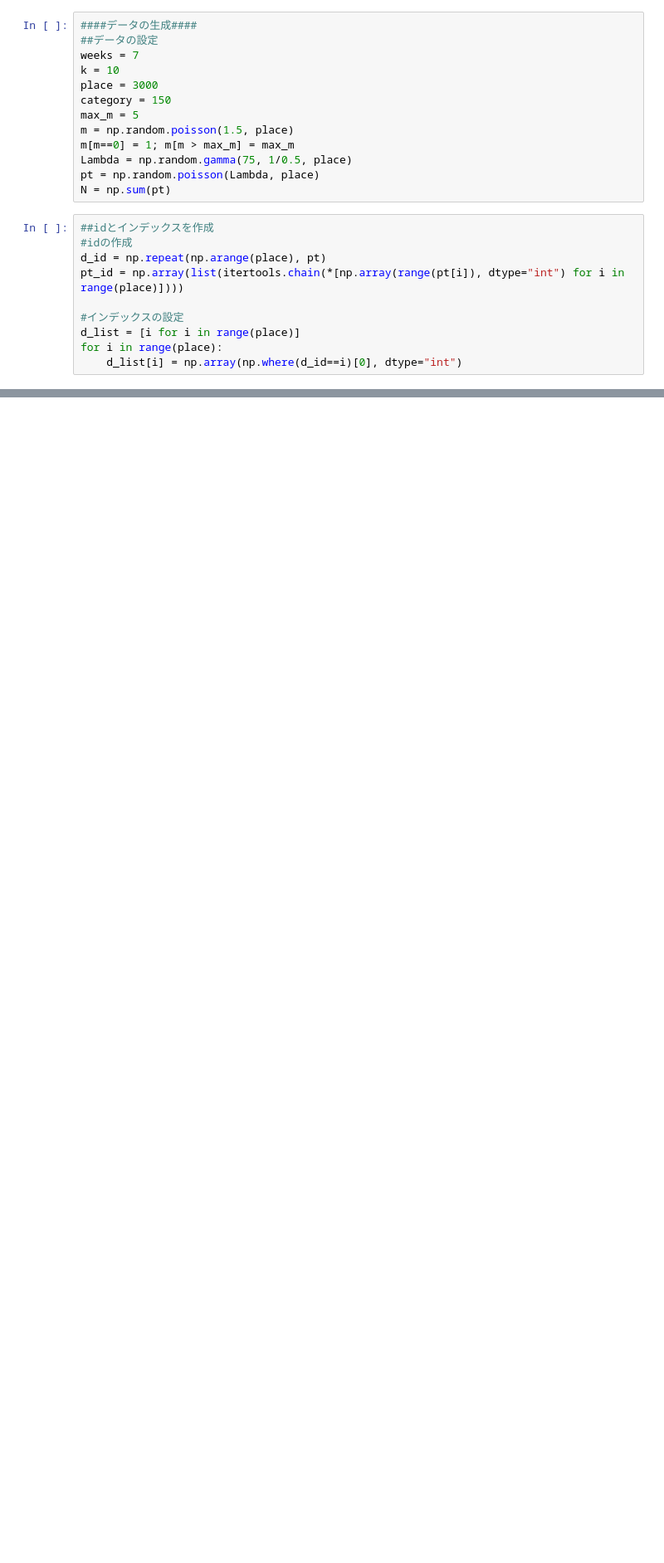
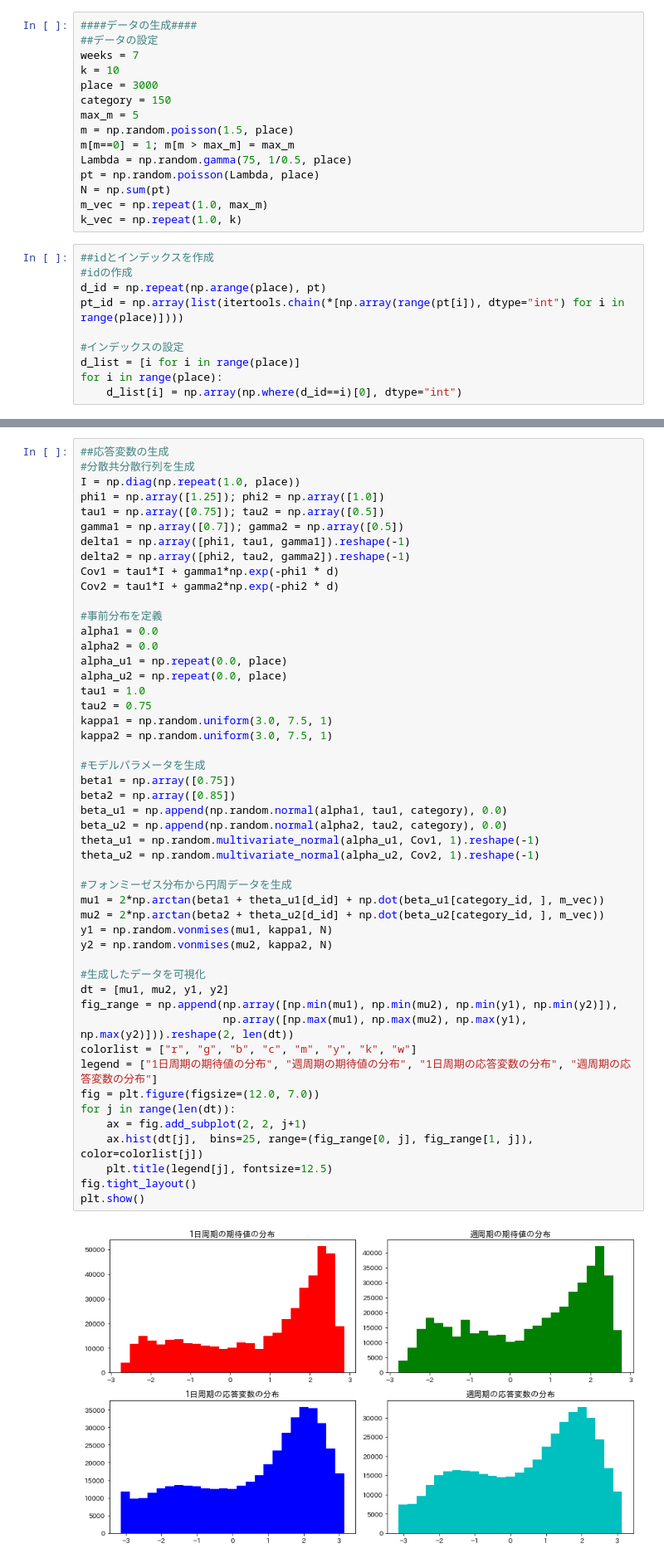
Before and after one commit to shiny-colors/Machine_Learning_Python, a Jupyter notebook: Gaussian_Process_Spatio_Temporal_point_model.ipynb, the cells around one changed output, grey strips where cells are left out. Shown: that part at 83% size. Saved outputs shown, nothing was run; the diff lists cells and outputs as text; blank space fills up the shorter version.

```diff
--- a/Gaussian_Process_Spatio_Temporal_point_model.ipynb
+++ b/Gaussian_Process_Spatio_Temporal_point_model.ipynb
@@ -85,6 +85,8 @@ m[m==0] = 1; m[m > max_m] = max_m
 Lambda = np.random.gamma(75, 1/0.5, place)
 pt = np.random.poisson(Lambda, place)
 N = np.sum(pt)
+m_vec = np.repeat(1.0, max_m)
+k_vec = np.repeat(1.0, k)
 # %%
 ##idとインデックスを作成
 #idの作成
@@ -134,0 +165,51 @@ array([[150, 150, 150, 150, 150],
+# %%
+##応答変数の生成
+#分散共分散行列を生成
+I = np.diag(np.repeat(1.0, place))
+phi1 = np.array([1.25]); phi2 = np.array([1.0])
+tau1 = np.array([0.75]); tau2 = np.array([0.5])
+gamma1 = np.array([0.7]); gamma2 = np.array([0.5])
+delta1 = np.array([phi1, tau1, gamma1]).reshape(-1)
+delta2 = np.array([phi2, tau2, gamma2]).reshape(-1)
+Cov1 = tau1*I + gamma1*np.exp(-phi1 * d)
+Cov2 = tau1*I + gamma2*np.exp(-phi2 * d)
+
+#事前分布を定義
+alpha1 = 0.0
+alpha2 = 0.0
+alpha_u1 = np.repeat(0.0, place)
+alpha_u2 = np.repeat(0.0, place)
+tau1 = 1.0
+tau2 = 0.75
+kappa1 = np.random.uniform(3.0, 7.5, 1)
+kappa2 = np.random.uniform(3.0, 7.5, 1)
+
+#モデルパラメータを生成
+beta1 = np.array([0.75])
+beta2 = np.array([0.85])
+beta_u1 = np.append(np.random.normal(alpha1, tau1, category), 0.0)
+beta_u2 = np.append(np.random.normal(alpha2, tau2, category), 0.0)
+theta_u1 = np.random.multivariate_normal(alpha_u1, Cov1, 1).reshape(-1)
+theta_u2 = np.random.multivariate_normal(alpha_u2, Cov2, 1).reshape(-1)
+
+#フォンミーゼス分布から円周データを生成
+mu1 = 2*np.arctan(beta1 + theta_u1[d_id] + np.dot(beta_u1[category_id, ], m_vec))
+mu2 = 2*np.arctan(beta2 + theta_u2[d_id] + np.dot(beta_u2[category_id, ], m_vec))
+y1 = np.random.vonmises(mu1, kappa1, N)
+y2 = np.random.vonmises(mu2, kappa2, N)
+
+#生成したデータを可視化
+dt = [mu1, mu2, y1, y2]
+fig_range = np.append(np.array([np.min(mu1), np.min(mu2), np.min(y1), np.min(y2)]),
+                      np.array([np.max(mu1), np.max(mu2), np.max(y1), np.max(y2)])).reshape(2, len(dt))
+colorlist = ["r", "g", "b", "c", "m", "y", "k", "w"]
+legend = ["1日周期の期待値の分布", "週周期の期待値の分布", "1日周期の応答変数の分布", "週周期の応答変数の分布"]
+fig = plt.figure(figsize=(12.0, 7.0))
+for j in range(len(dt)):
+    ax = fig.add_subplot(2, 2, j+1)
+    ax.hist(dt[j],  bins=25, range=(fig_range[0, j], fig_range[1, j]), color=colorlist[j])
+    plt.title(legend[j], fontsize=12.5)
+fig.tight_layout()
+plt.show()
+# %% [output]
+[figure, added]
```
Also changed, not shown: parts of 5 cells of this notebook.
